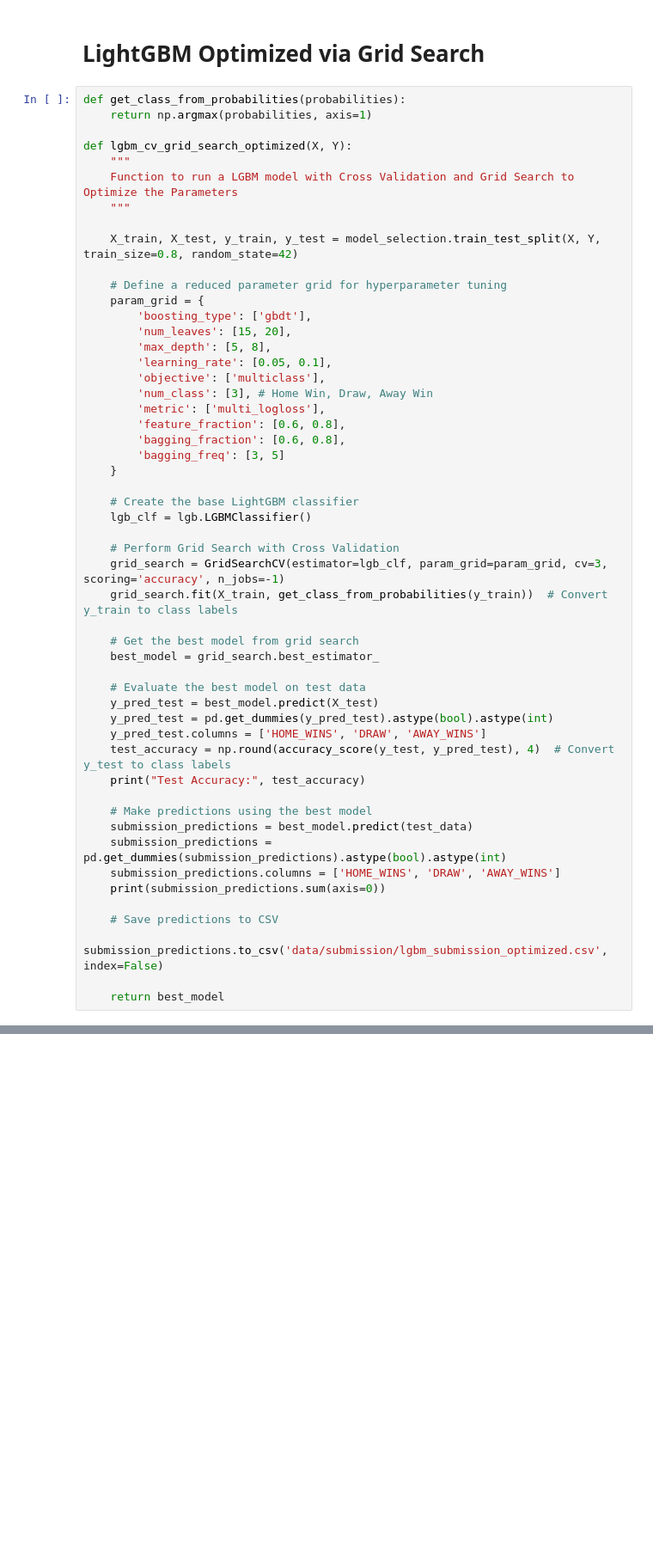
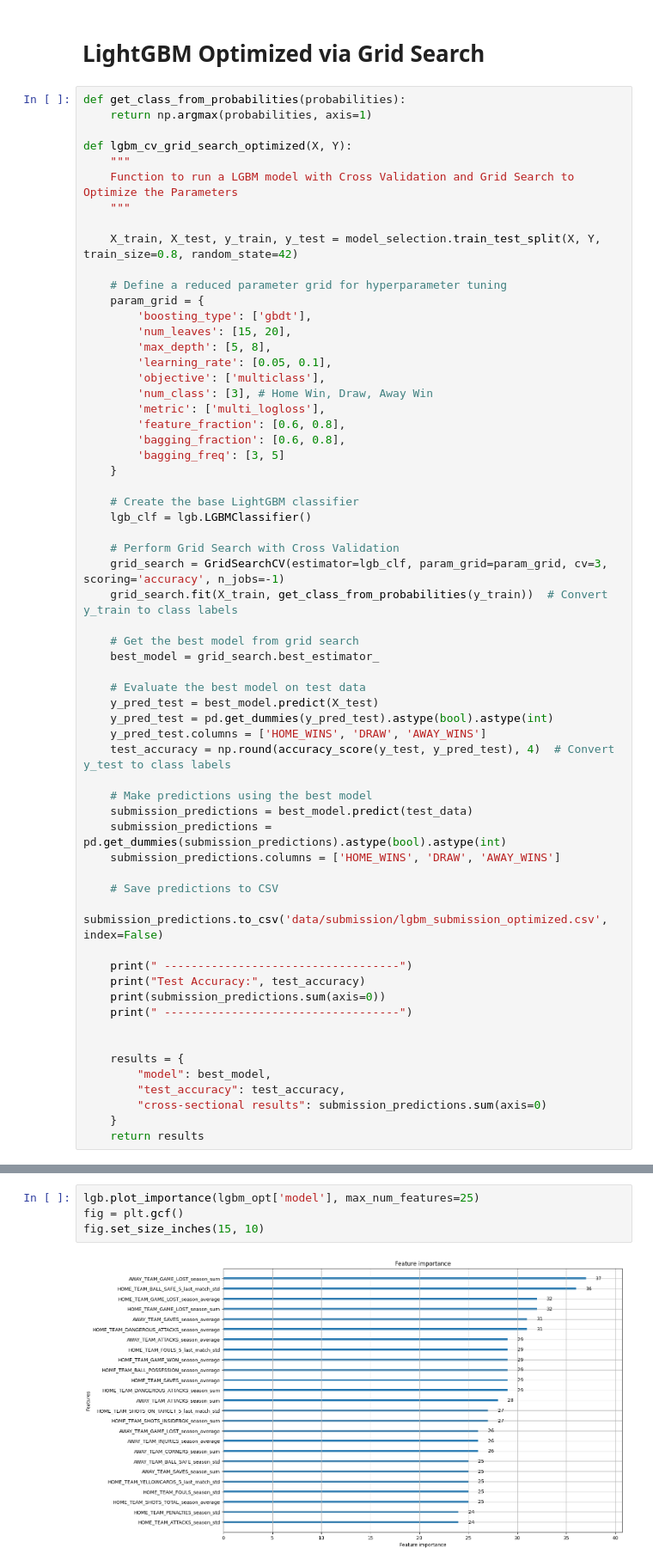
Before and after one commit to talhajamal11/qrt-2024-predict-football-winner, a Jupyter notebook: src/main.ipynb, the cells around one changed output, grey strips where cells are left out. Shown: that part at 86% size. Cells and saved outputs as stored; diff of their text form; blank space fills up the shorter version.

Commit message:
Test lgbm_opt model tomorrow

```diff
--- a/src/main.ipynb
+++ b/src/main.ipynb
@@ -196,18 +197,27 @@ def lgbm_cv_grid_search_optimized(X, Y):
     y_pred_test = pd.get_dummies(y_pred_test).astype(bool).astype(int)
     y_pred_test.columns = ['HOME_WINS', 'DRAW', 'AWAY_WINS']
     test_accuracy = np.round(accuracy_score(y_test, y_pred_test), 4)  # Convert y_test to class labels
-    print("Test Accuracy:", test_accuracy)
 
     # Make predictions using the best model
     submission_predictions = best_model.predict(test_data)
     submission_predictions = pd.get_dummies(submission_predictions).astype(bool).astype(int)
     submission_predictions.columns = ['HOME_WINS', 'DRAW', 'AWAY_WINS']
-    print(submission_predictions.sum(axis=0))
 
     # Save predictions to CSV
     submission_predictions.to_csv('data/submission/lgbm_submission_optimized.csv', index=False)
 
-    return best_model
+    print(" -----------------------------------")
+    print("Test Accuracy:", test_accuracy)
+    print(submission_predictions.sum(axis=0))
+    print(" -----------------------------------")
+
+
+    results = {
+        "model": best_model,
+        "test_accuracy": test_accuracy,
+        "cross-sectional results": submission_predictions.sum(axis=0)
+    }
+    return results
 # %%
 lgbm_opt = lgbm_cv_grid_search_optimized(train_data, train_scores)
 # %% [output]
@@ -230,0 +241,6 @@ dtype: int64
+# %%
+lgb.plot_importance(lgbm_opt['model'], max_num_features=25)
+fig = plt.gcf()
+fig.set_size_inches(15, 10)
+# %% [output]
+[figure, added]
```
Also changed, not shown: parts of 5 cells of this notebook.
